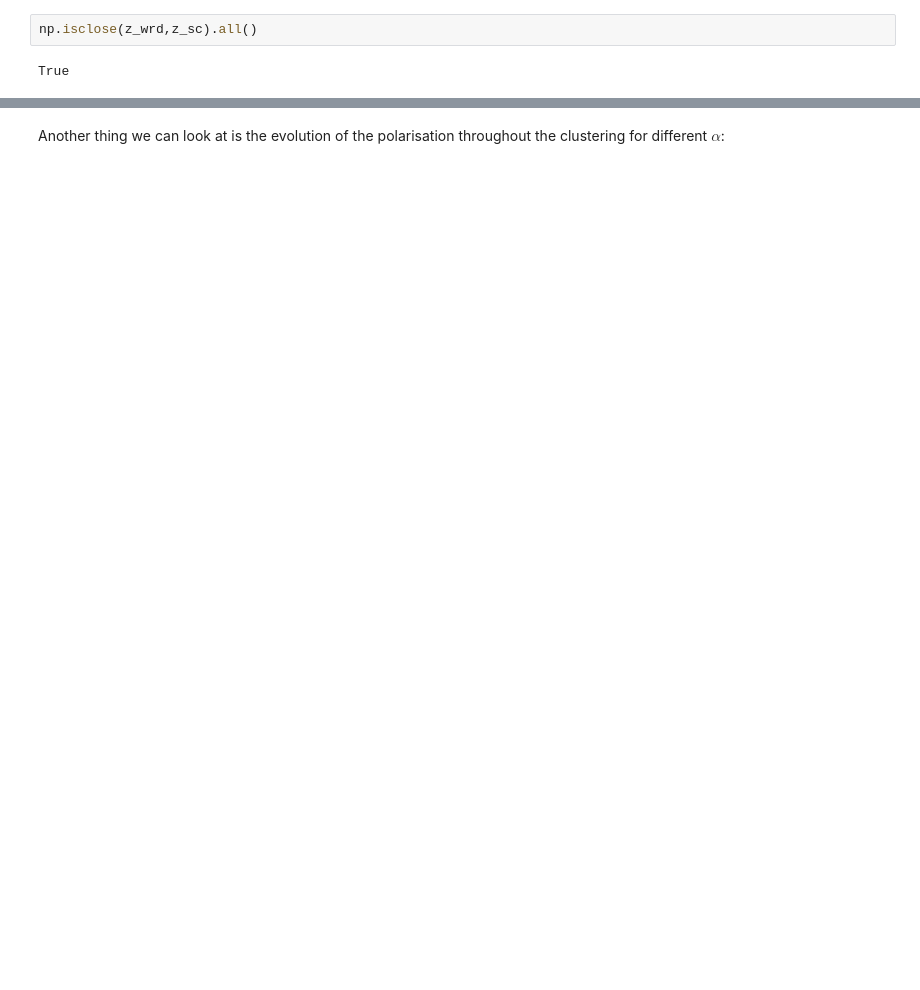
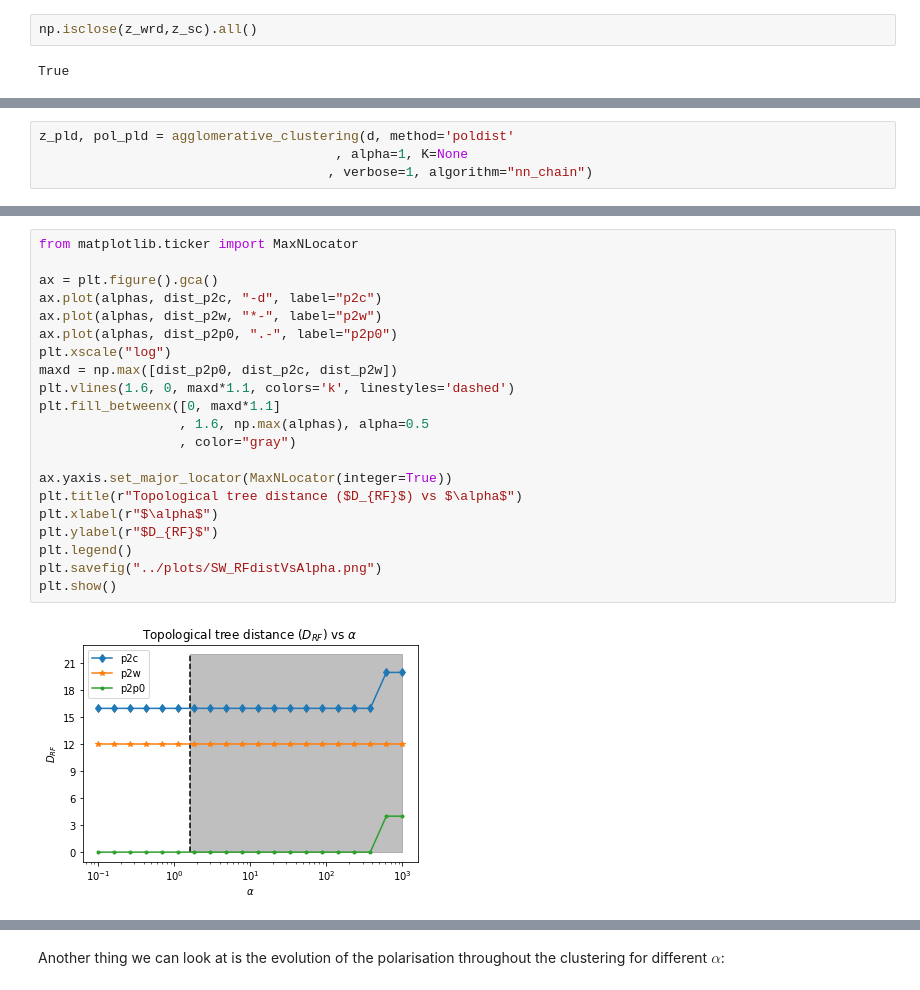
Before and after one commit to adrifcid/polarisation, a Jupyter notebook: notebooks/SouthernWomen.ipynb, the cells around one changed output, grey strips where cells are left out. Saved outputs shown, nothing was run; the diff lists cells and outputs as text; blank space fills up the shorter version.

```diff
--- a/notebooks/SouthernWomen.ipynb
+++ b/notebooks/SouthernWomen.ipynb
@@ -520,0 +484,4 @@ Note also that, as we might expect, polarisation seems to increase more or less
+# %%
+z_pld, pol_pld = agglomerative_clustering(d, method='poldist'
+                                      , alpha=1, K=None
+                                     , verbose=1, algorithm="nn_chain")
@@ -520,0 +612,23 @@ Note also that, as we might expect, polarisation seems to increase more or less
+# %%
+from matplotlib.ticker import MaxNLocator
+
+ax = plt.figure().gca()
+ax.plot(alphas, dist_p2c, "-d", label="p2c")
+ax.plot(alphas, dist_p2w, "*-", label="p2w")
+ax.plot(alphas, dist_p2p0, ".-", label="p2p0")
+plt.xscale("log")
+maxd = np.max([dist_p2p0, dist_p2c, dist_p2w])
+plt.vlines(1.6, 0, maxd*1.1, colors='k', linestyles='dashed')
+plt.fill_betweenx([0, maxd*1.1]
+                  , 1.6, np.max(alphas), alpha=0.5
+                  , color="gray")
+
+ax.yaxis.set_major_locator(MaxNLocator(integer=True))
+plt.title(r"Topological tree distance ($D_{RF}$) vs $\alpha$")
+plt.xlabel(r"$\alpha$")
+plt.ylabel(r"$D_{RF}$")
+plt.legend()
+plt.savefig("../plots/SW_RFdistVsAlpha.png")
+plt.show()
+# %% [output]
+[figure, added]
```
Also changed, not shown: parts of 133 cells of this notebook, 33 other files.
